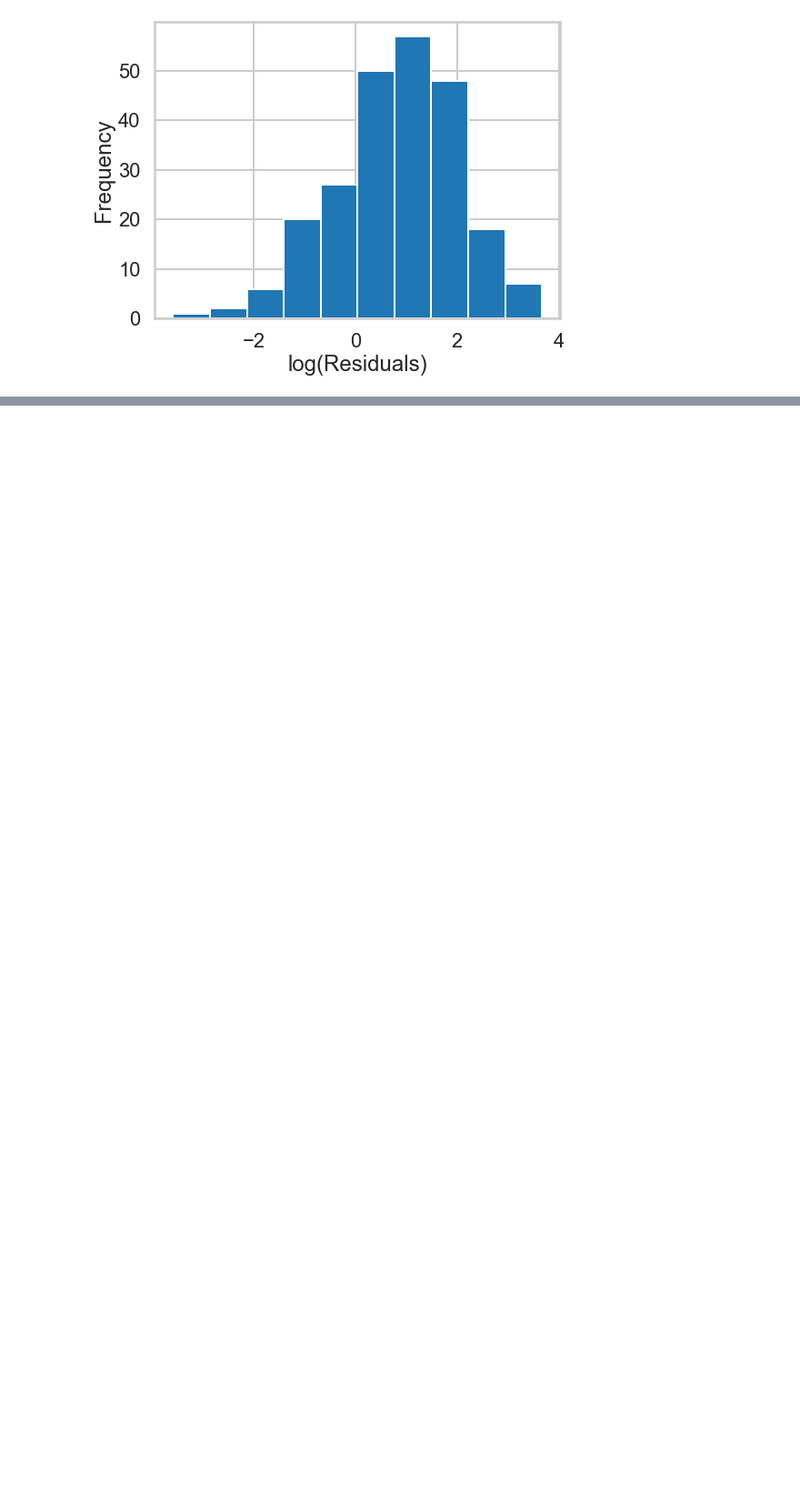
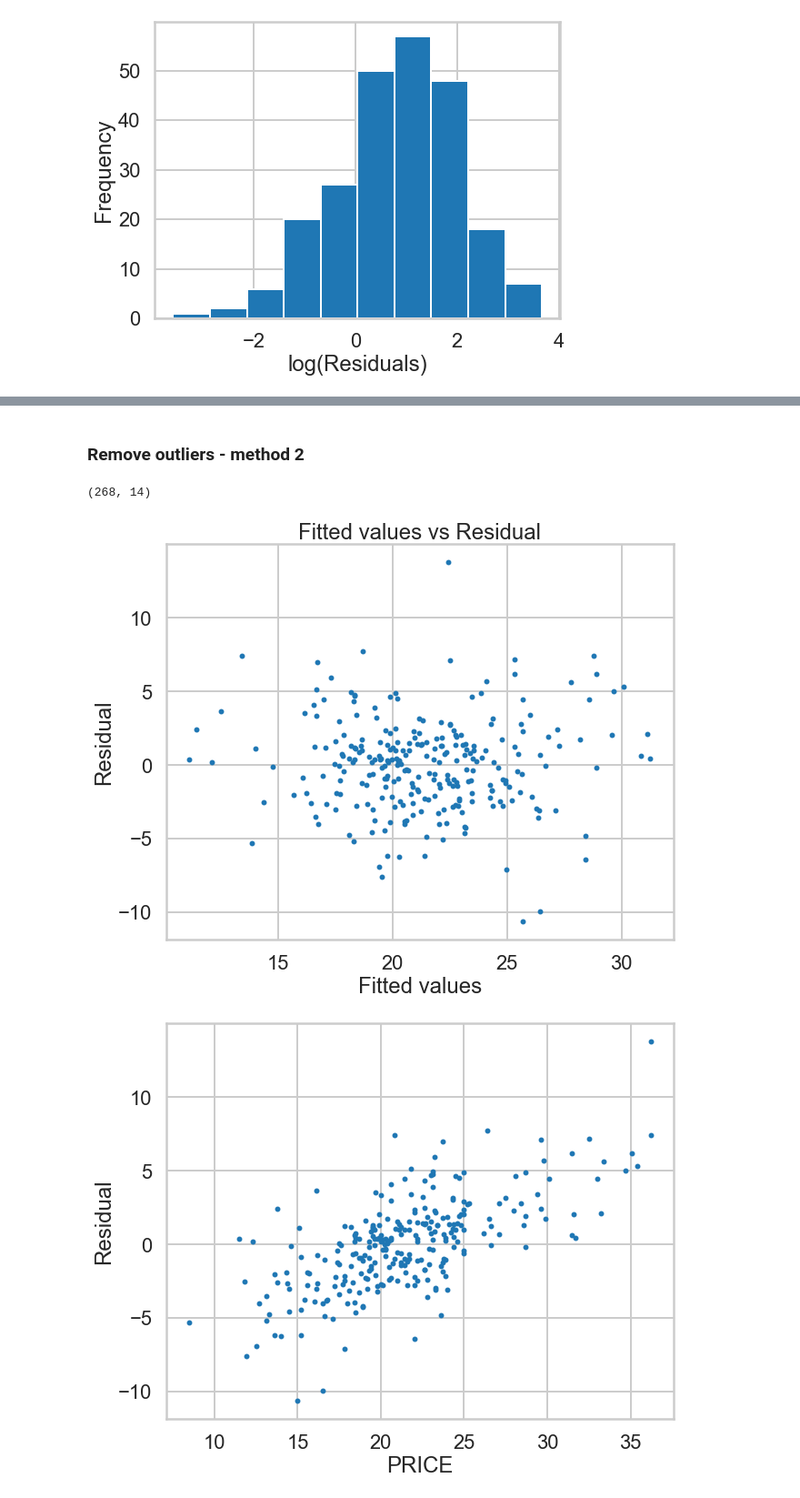
Before and after one commit to narek-g/mec-mini-projects, a Jupyter notebook: mec-11.4.1-linear-regression-mini-project/Mini_Project_Linear_Regression.ipynb, the cells around one changed output, grey strips where cells are left out. Shown at 91% size. Drawn from its saved outputs; the diff is of its cells as text; code cells hidden in the pictures; blank space fills up the shorter version.

```diff
--- a/mec-11.4.1-linear-regression-mini-project/Mini_Project_Linear_Regression.ipynb
+++ b/mec-11.4.1-linear-regression-mini-project/Mini_Project_Linear_Regression.ipynb
@@ -919,0 +970,32 @@ plt.show()
+# %% [markdown]
+### Remove outliers - method 2
+# %%
+Q1 = bos.quantile(q=.25)
+Q3 = bos.quantile(q=.75)
+IQR = bos.apply(stats.iqr)
+
+bos_clean_2 = bos[~((bos < (Q1 - 1.5*IQR)) | (bos > (Q3 + 1.5*IQR))).any(axis=1)]
+bos_clean_2.shape
+# %% [output]
+(268, 14)
+# %%
+X_new = bos_clean_2[['CRIM','RM','PTRATIO']]
+lm_new = LinearRegression().fit(X_new, bos_clean_2.PRICE)
+
+residuals_new = bos_clean_2.PRICE - lm_new.predict(X_new)
+plt.figure(figsize=(10,8))
+plt.scatter(lm_new.predict(X_new), residuals_new, s=15)
+# plt.grid(None)
+plt.xlabel('Fitted values')
+plt.ylabel('Residual')
+plt.title('Fitted values vs Residual')
+plt.show()
+
+plt.figure(figsize=(10,8))
+plt.scatter(bos_clean_2.PRICE, residuals_new, s=15)
+plt.xlabel('PRICE')
+plt.ylabel('Residual')
+plt.show()
+# %% [output]
+[figure, added]
+[figure, added]
```
Also changed, not shown: parts of 9 cells of this notebook.
